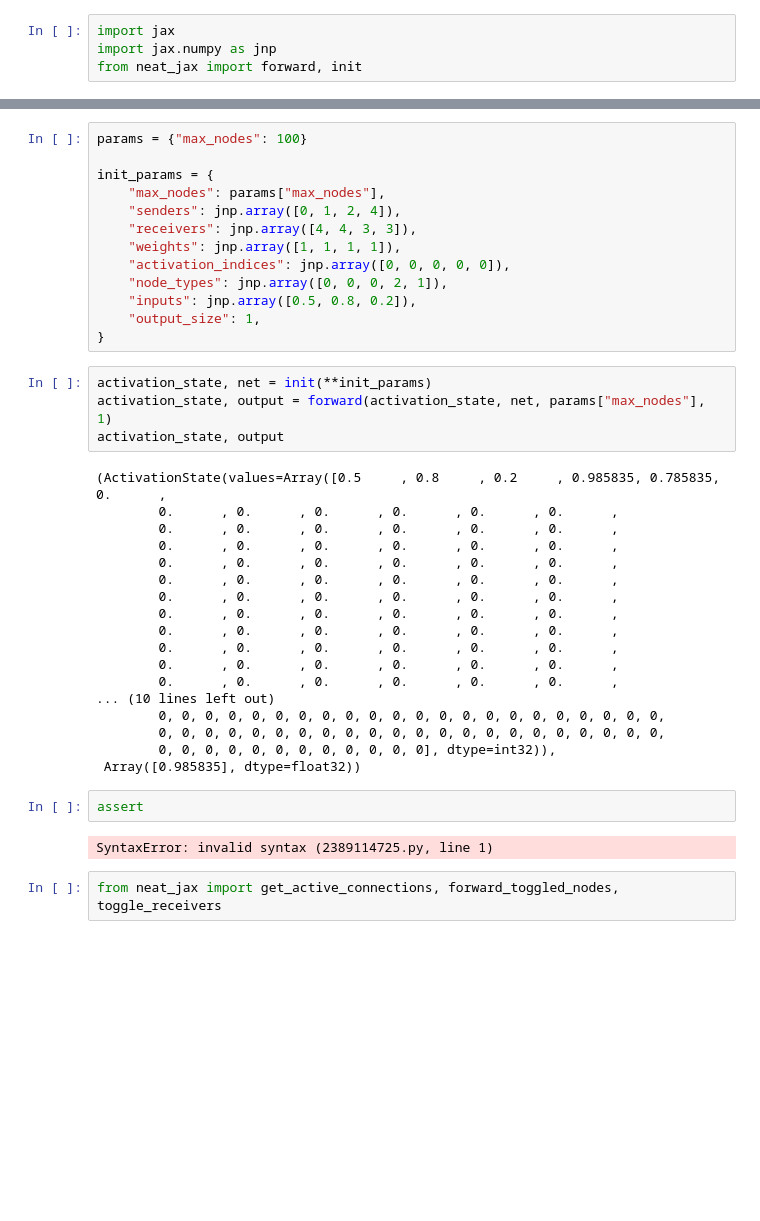
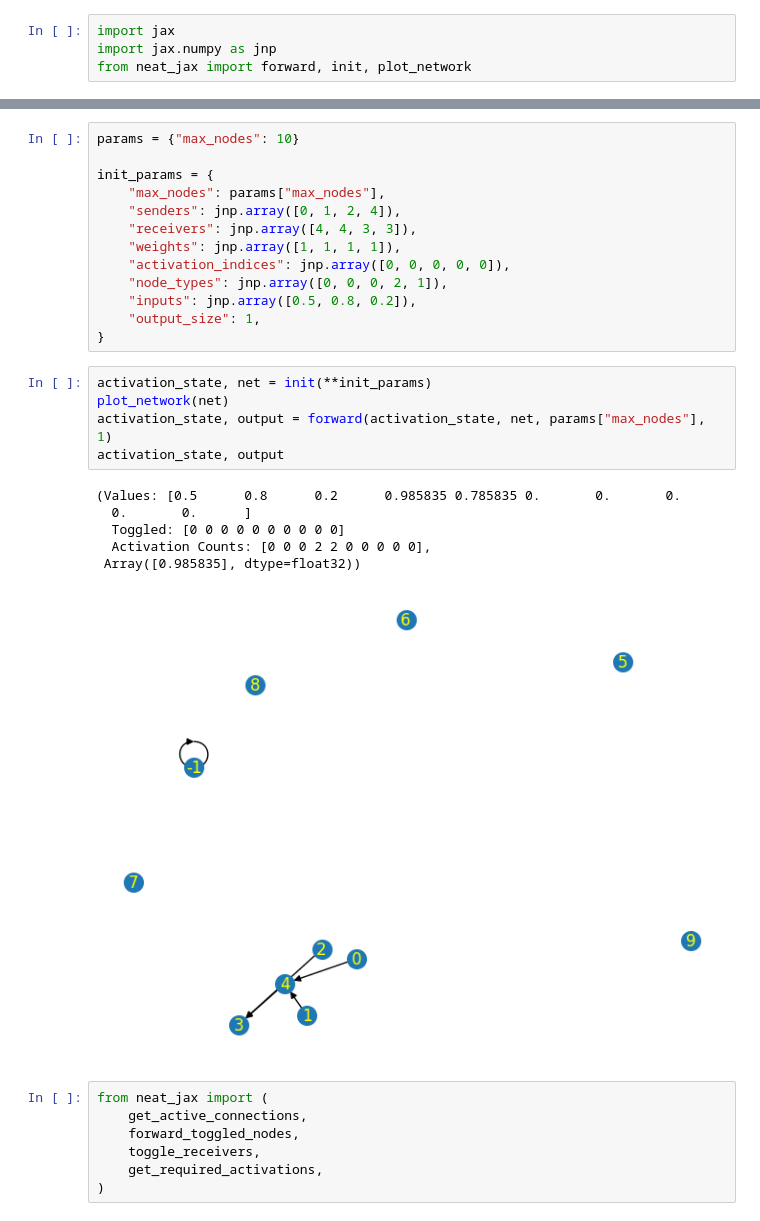
Before and after one commit to RPegoud/neat-jax, a Jupyter notebook: neat_network.ipynb, the cells around one changed output, grey strips where cells are left out. Drawn from its saved outputs; the diff is of its cells as text; blank space fills up the shorter version.

```diff
--- a/neat_network.ipynb
+++ b/neat_network.ipynb
@@ -1,14 +1,14 @@
 # %%
 import jax
 import jax.numpy as jnp
-from neat_jax import forward, init
+from neat_jax import forward, init, plot_network
 # %% [markdown]
 ## ***Topology 1:***
 
 ![image-2.png](attachment:image-2.png)
 ![image.png](attachment:image.png)
 # %%
-params = {"max_nodes": 100}
+params = {"max_nodes": 10}
 
 init_params = {
     "max_nodes": params["max_nodes"],
@@ -22,32 +22,23 @@ init_params = {
 }
 # %%
 activation_state, net = init(**init_params)
+plot_network(net)
 activation_state, output = forward(activation_state, net, params["max_nodes"], 1)
 activation_state, output
 # %% [output]
-(ActivationState(values=Array([0.5     , 0.8     , 0.2     , 0.985835, 0.785835, 0.      ,
-        0.      , 0.      , 0.      , 0.      , 0.      , 0.      ,
-        0.      , 0.      , 0.      , 0.      , 0.      , 0.      ,
-        0.      , 0.      , 0.      , 0.      , 0.      , 0.      ,
-        0.      , 0.      , 0.      , 0.      , 0.      , 0.      ,
-        0.      , 0.      , 0.      , 0.      , 0.      , 0.      ,
-        0.      , 0.      , 0.      , 0.      , 0.      , 0.      ,
-        0.      , 0.      , 0.      , 0.      , 0.      , 0.      ,
-        0.      , 0.      , 0.      , 0.      , 0.      , 0.      ,
-        0.      , 0.      , 0.      , 0.      , 0.      , 0.      ,
-        0.      , 0.      , 0.      , 0.      , 0.      , 0.      ,
-        0.      , 0.      , 0.      , 0.      , 0.      , 0.      ,
-... (10 lines left out)
-        0, 0, 0, 0, 0, 0, 0, 0, 0, 0, 0, 0, 0, 0, 0, 0, 0, 0, 0, 0, 0, 0,
-        0, 0, 0, 0, 0, 0, 0, 0, 0, 0, 0, 0, 0, 0, 0, 0, 0, 0, 0, 0, 0, 0,
-        0, 0, 0, 0, 0, 0, 0, 0, 0, 0, 0, 0], dtype=int32)),
+(Values: [0.5      0.8      0.2      0.985835 0.785835 0.       0.       0.
+  0.       0.      ]
+  Toggled: [0 0 0 0 0 0 0 0 0 0]
+  Activation Counts: [0 0 0 2 2 0 0 0 0 0],
  Array([0.985835], dtype=float32))
+[figure, added]
-# %%
-assert
-# %% [output]
-SyntaxError: invalid syntax (2389114725.py, line 1)
 # %%
-from neat_jax import get_active_connections, forward_toggled_nodes, toggle_receivers
+from neat_jax import (
+    get_active_connections,
+    forward_toggled_nodes,
+    toggle_receivers,
+    get_required_activations,
+)
 # %%
 max_nodes = 8  # rename: max_connections
 
```
Also changed, not shown: parts of 2 cells of this notebook, 5 other files.
